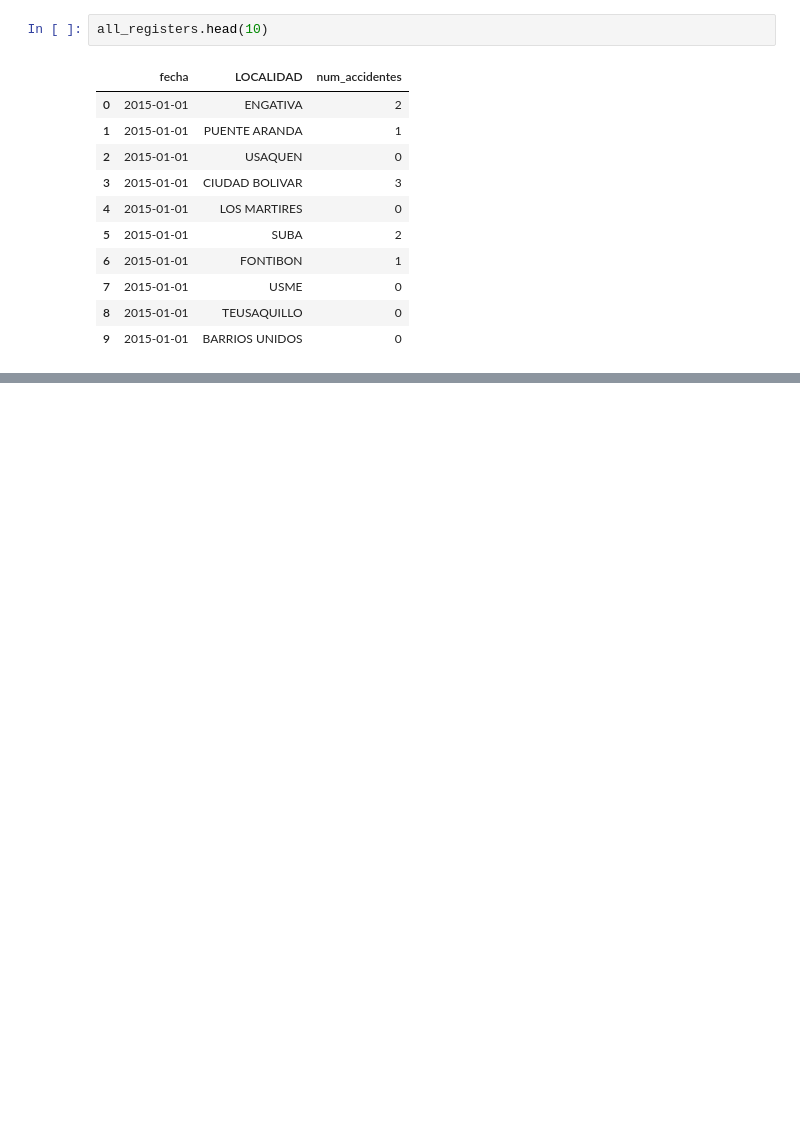
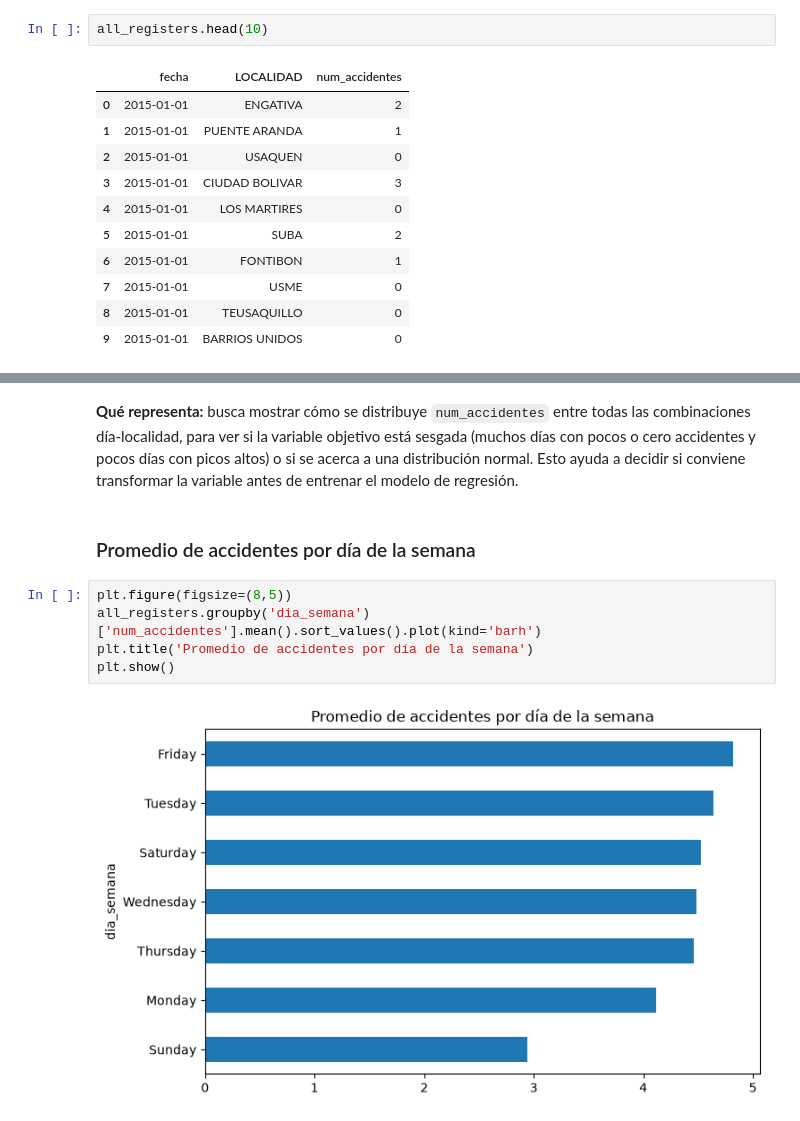
Before and after one commit to jampier-santiago/Regresion_lineal, a Jupyter notebook: notebooks/02_agregacion_features.ipynb, the cells around one changed output, grey strips where cells are left out. Saved outputs shown, nothing was run; the diff lists cells and outputs as text; blank space fills up the shorter version.

```diff
--- a/notebooks/02_agregacion_features.ipynb
+++ b/notebooks/02_agregacion_features.ipynb
@@ -88,0 +121,11 @@ all_registers.head(10)
+# %% [markdown]
+**Qué representa:** busca mostrar cómo se distribuye `num_accidentes` entre todas las combinaciones día-localidad, para ver si la variable objetivo está sesgada (muchos días con pocos o cero accidentes y pocos días con picos altos) o si se acerca a una distribución normal. Esto ayuda a decidir si conviene transformar la variable antes de entrenar el modelo de regresión.
+# %% [markdown]
+### Promedio de accidentes por día de la semana
+# %%
+plt.figure(figsize=(8,5))
+all_registers.groupby('dia_semana')['num_accidentes'].mean().sort_values().plot(kind='barh')
+plt.title('Promedio de accidentes por día de la semana')
+plt.show()
+# %% [output]
+[figure, added]
```
Also changed, not shown: parts of 17 cells of this notebook, 13 other files.
